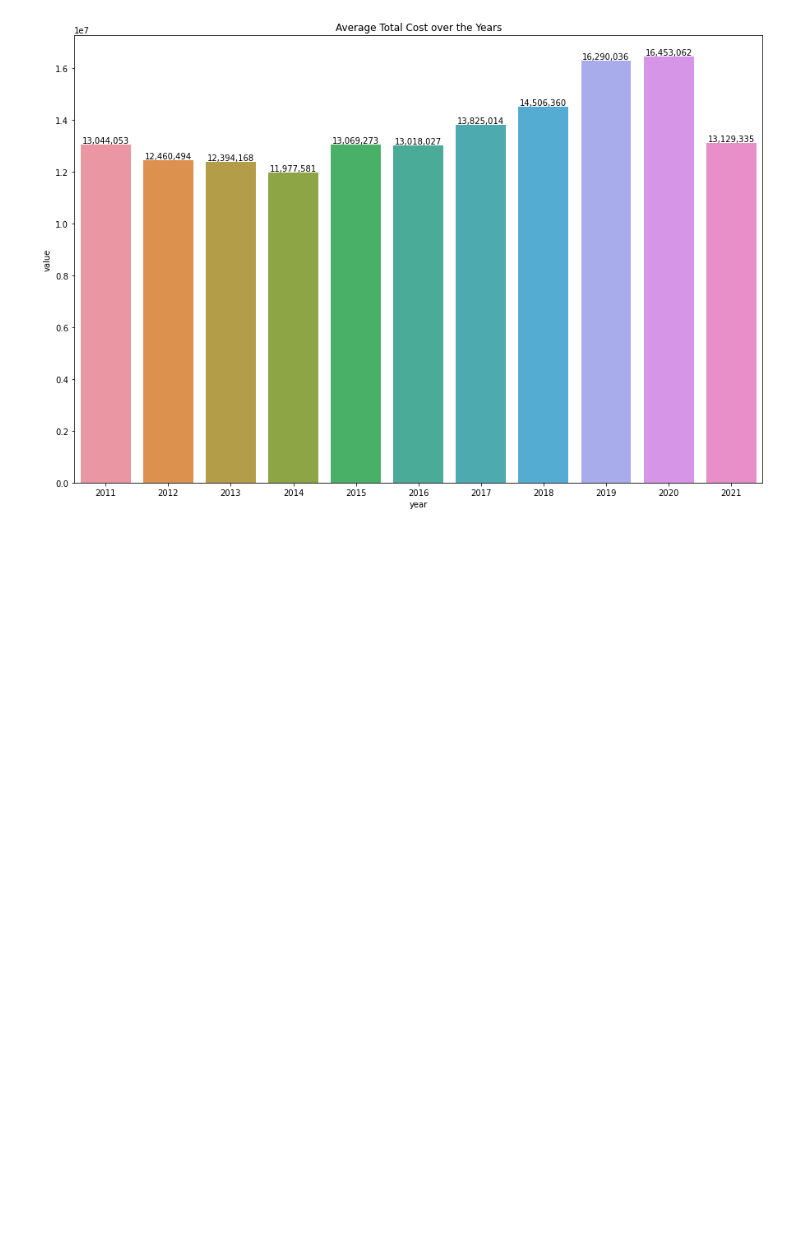
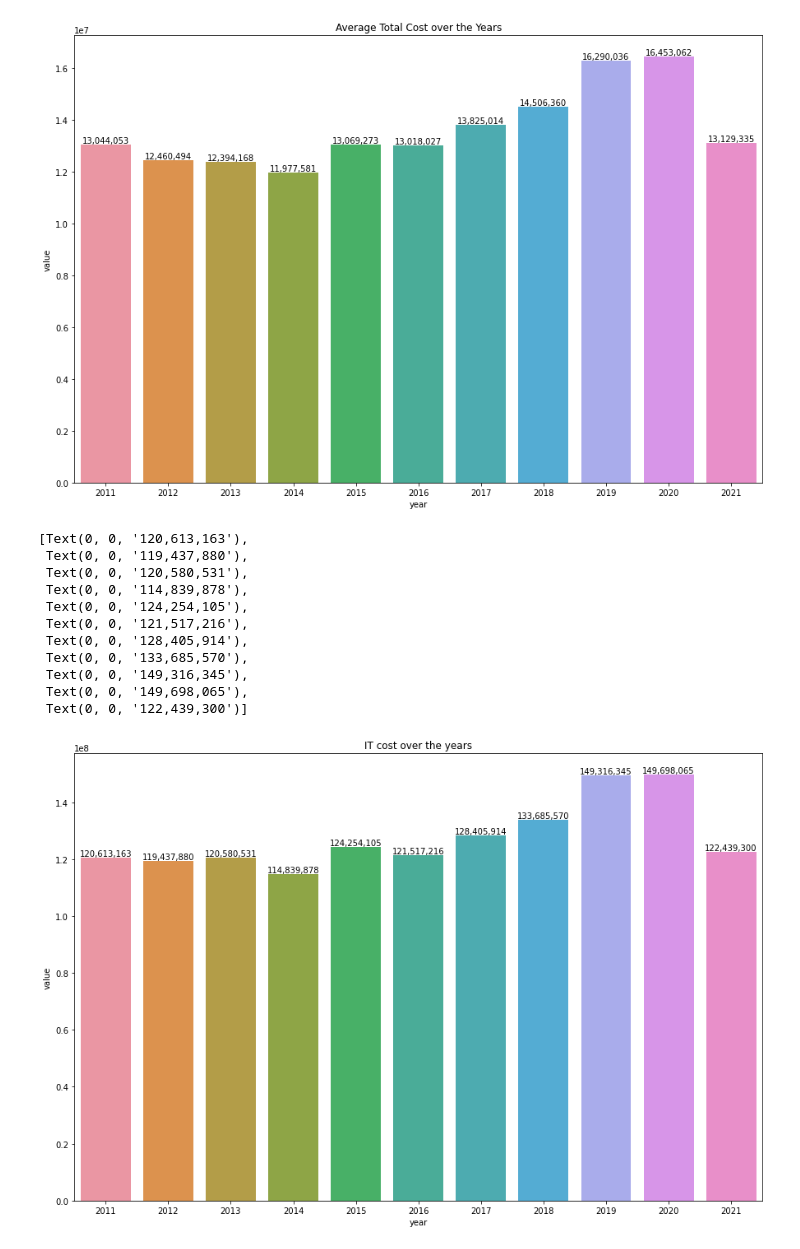
Before and after one commit to Vidhi-H-Patel/990-Project, a Jupyter notebook: Final_analysis.ipynb, the cells around one changed output. Cells and saved outputs as stored; diff of their text form; code cells hidden in the pictures; blank space fills up the shorter version.

```diff
--- a/Final_analysis.ipynb
+++ b/Final_analysis.ipynb
@@ -171,3 +171,27 @@ data_year.bar_label(container, labels=[f'{x:,.0f}' for x in container.datavalues
  Text(0, 0, '16,453,062'),
  Text(0, 0, '13,129,335')]
 [figure]
+# %%
+#looking at IT Cost only
+df_Tcost = data.drop(data[data['description']=='Total functional expenses'].index)
+total_cost = data[data['description']=='Total functional expenses']
+
+#plot IT cost by year
+plt.figure(figsize=(15,10))
+plt.title("IT cost over the years")
+TCost_plot = sns.barplot(data=total_cost, x='year', y='value', ci=None)
+container = TCost_plot.containers[0]
+TCost_plot.bar_label(container, labels=[f'{x:,.0f}' for x in container.datavalues])
+# %% [output]
+[Text(0, 0, '120,613,163'),
+ Text(0, 0, '119,437,880'),
+ Text(0, 0, '120,580,531'),
+ Text(0, 0, '114,839,878'),
+ Text(0, 0, '124,254,105'),
+ Text(0, 0, '121,517,216'),
+ Text(0, 0, '128,405,914'),
+ Text(0, 0, '133,685,570'),
+ Text(0, 0, '149,316,345'),
+ Text(0, 0, '149,698,065'),
+ Text(0, 0, '122,439,300')]
+[figure, added]
```
Also changed, not shown: parts of 9 cells of this notebook.
